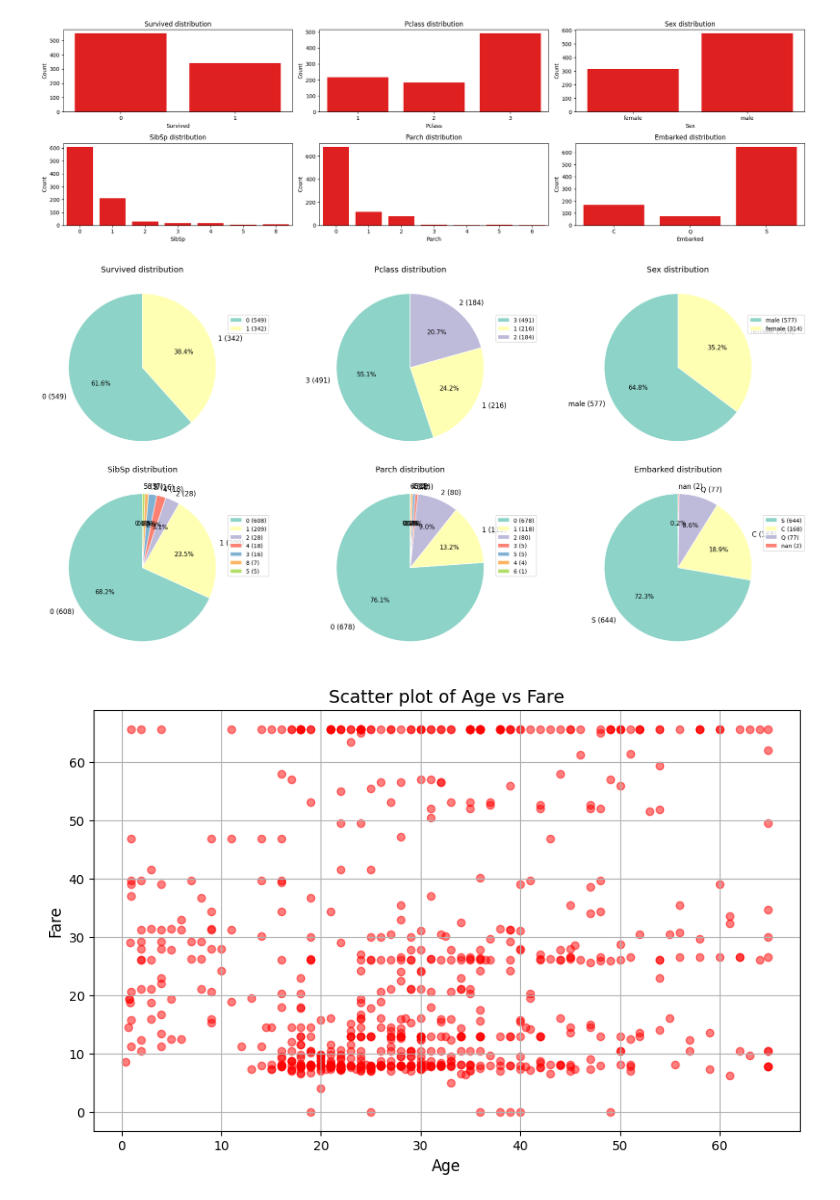
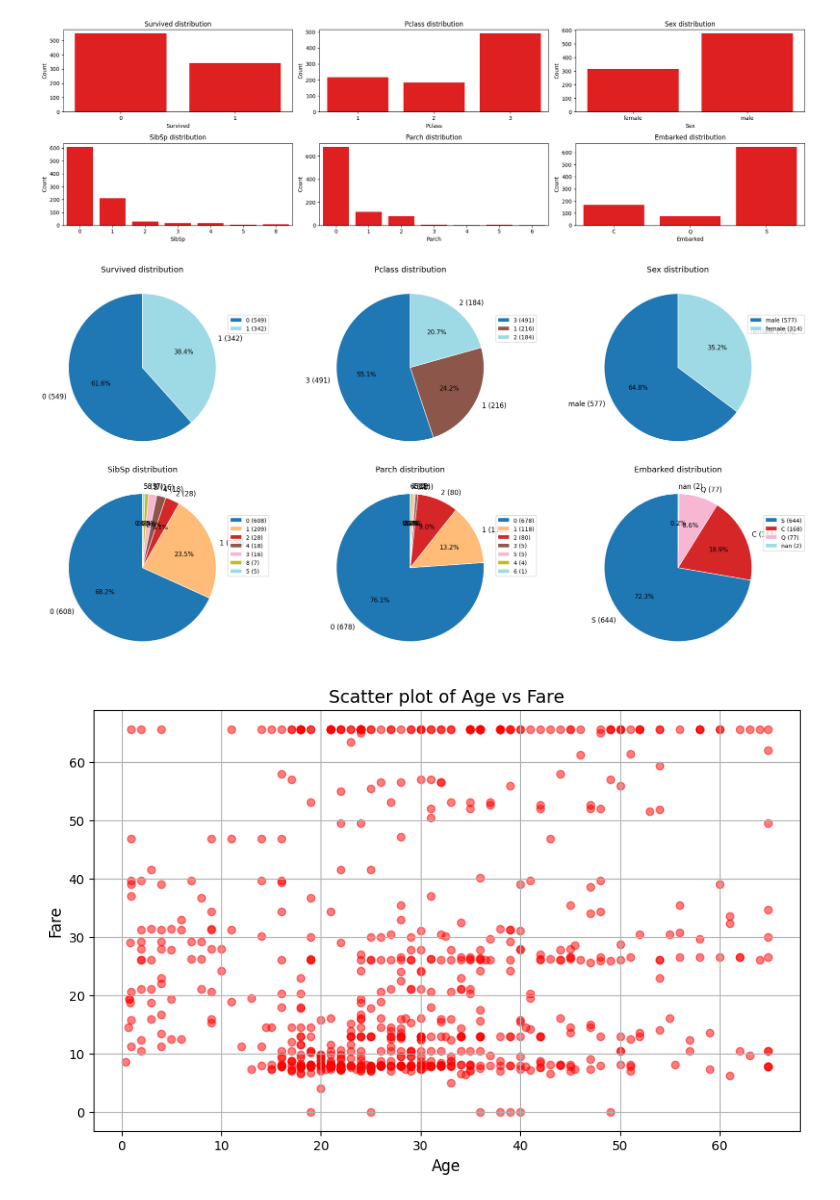
Before and after one commit to Elgeneral200/Depi_Amit_AI_BNS3, a Jupyter notebook: Data_preprocessing/Workshop_1.ipynb, the cells around one changed output. Cells and saved outputs as stored; diff of their text form; code cells hidden in the pictures.

```diff
--- a/Data_preprocessing/Workshop_1.ipynb
+++ b/Data_preprocessing/Workshop_1.ipynb
@@ -155,26 +155,31 @@ plt.show()
 # %% [output]
 [figure]
 # %%
+from matplotlib import colors
+import matplotlib.cm as cm
+
 plt.figure(figsize=(20, 10))
 for i, col in enumerate(cat_cols):
     plt.subplot(2, 3, i + 1)
     unique = df[col].value_counts(dropna=False)
     count = unique.values
     category = [f"{cat} ({cnt})" for cat, cnt in zip(unique.index, count)]
-    pie_colors = colors[:len(count)]
+    # Use a colormap to generate colors
+    cmap = cm.get_cmap('tab20', len(count))
+    pie_colors = [cmap(j) for j in range(len(count))]
     wedges, texts, autotexts = plt.pie(
         count, labels=category, autopct='%1.1f%%', startangle=90,
         colors=pie_colors, textprops={'fontsize': 12}, wedgeprops={'edgecolor': 'white'}
     )
     for autotext in autotexts:
         autotext.set_color('black')
         autotext.set_fontsize(11)
     plt.title(f"{col} distribution", fontsize=14)
     plt.legend(category, loc='upper right', bbox_to_anchor=(1.2, 0.8), fontsize=10)
 plt.tight_layout()
 plt.show()
 # %% [output]
-[figure, old version]
+[figure, new version]
 # %%
 # scatter plot
 plt.figure(figsize=(10, 6))
```
Also changed, not shown: parts of 11 cells of this notebook, 13 other files.
